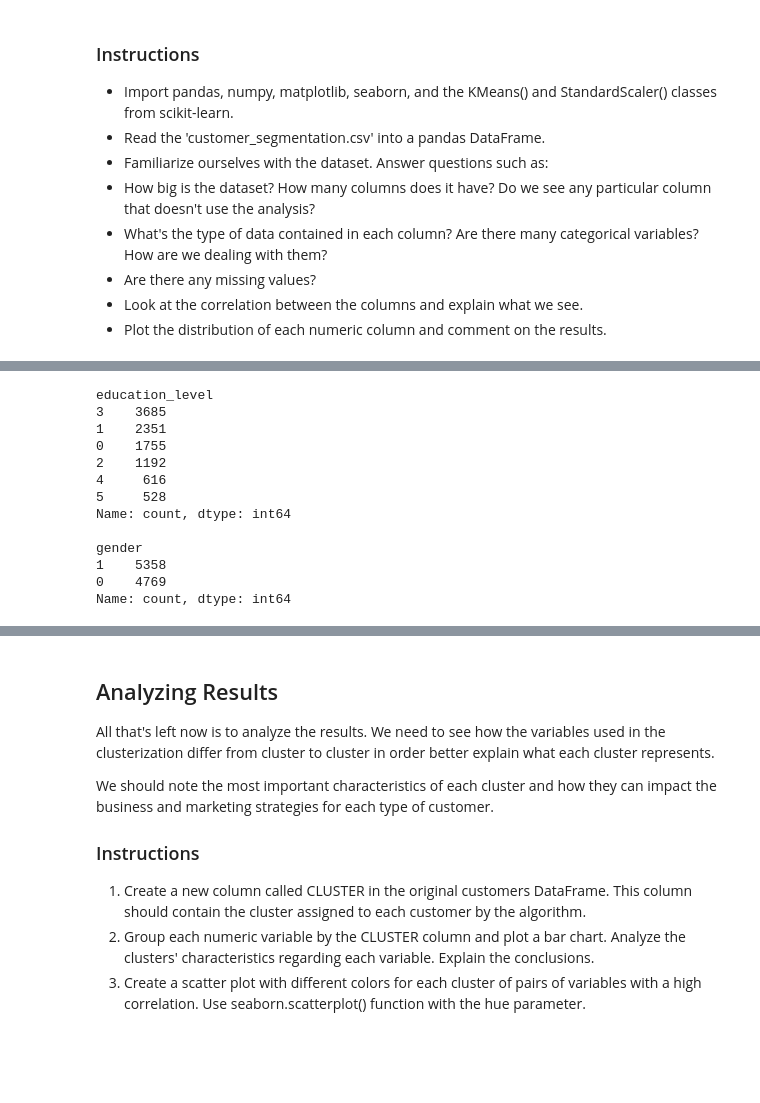
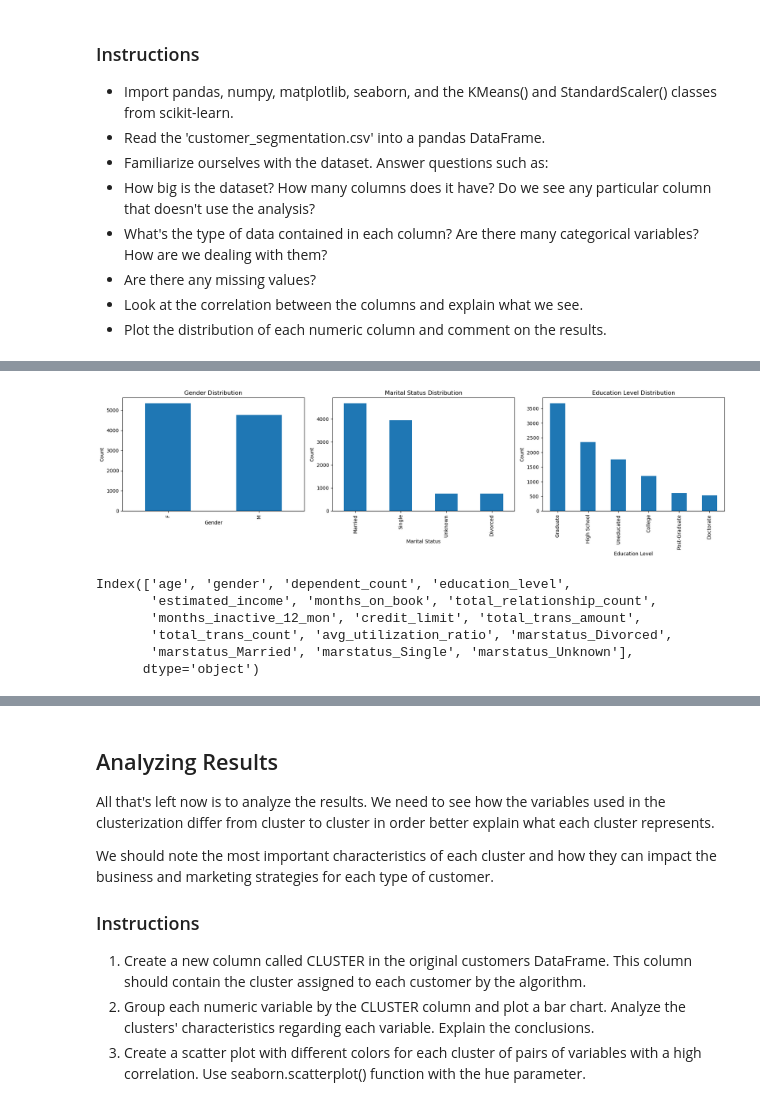
Before and after one commit to hebbd5/K-Means, a Jupyter notebook: 5. Guided Project - Credit Card Customer Segmentation.ipynb, the cells around one changed output, grey strips where cells are left out. Drawn from its saved outputs; the diff is of its cells as text; code cells hidden in the pictures; blank space fills up the shorter version.

```diff
--- a/5. Guided Project - Credit Card Customer Segmentation.ipynb
+++ b/5. Guided Project - Credit Card Customer Segmentation.ipynb
@@ -87,40 +94,58 @@ But before we do the modifications, it's important to create a copy of the origi
+# %%
+# Create a 1 row, 3 column grid
+fig, axes = plt.subplots(1, 3, figsize=(18, 5))
+
+# Plot the Gender Distribution
+df["gender"].value_counts().plot(kind='bar', ax=axes[0])
+axes[0].set_title('Gender Distribution')
+axes[0].set_xlabel('Gender')
+axes[0].set_ylabel('Count')
+
+# Plot the Marital Status Distribution
+df["marital_status"].value_counts().plot(kind='bar', ax=axes[1])
+axes[1].set_title('Marital Status Distribution')
+axes[1].set_xlabel('Marital Status')
+axes[1].set_ylabel('Count')
+
+# Plot the Education Level Distribution
+df["education_level"].value_counts().plot(kind='bar', ax=axes[2])
+axes[2].set_title('Education Level Distribution')
+axes[2].set_xlabel('Education Level')
+axes[2].set_ylabel('Count')
+
+# Adjust layout
+plt.tight_layout()
+plt.show()
+# %% [output]
+[figure, added]
 # %%
-df_mod = df.copy()
+df_mod = df.copy().drop(columns = ["customer_id"])
 
-## Education Level
+## Value maps for gender and education_level columns
+gender_map = {"M": 0, "F": 1}
+
 education_map = {
     "Uneducated": 0,
     "High School": 1,
     "College": 2,
     "Graduate": 3,
     "Post-Graduate": 4,
-    "Doctorate": 5
-}
+    "Doctorate": 5}
 
+## Apply mapping for gender and education_level columns
+df_mod["gender"] = df_mod["gender"].map(gender_map)
 df_mod["education_level"] = df_mod["education_level"].map(education_map)
 
-## Gender
-gender_map = {
-    "M": 0,
-    "F": 1
-}
+## Apply one-hot encoding for marital_status column
+mar_status_dummies = pd.get_dummies(df_mod["marital_status"], prefix = 'marstatus')
+df_mod = df_mod.drop(columns = ["marital_status"])
+df_mod = df_mod.join(mar_status_dummies)
 
-df_mod["gender"] = df_mod["gender"].map(gender_map)
-
-
-print(df_mod["education_level"].value_counts(), "\n")
-print(df_mod["gender"].value_counts())
+df_mod.columns
 # %% [output]
-education_level
-3    3685
-1    2351
-0    1755
-2    1192
-4     616
-5     528
-Name: count, dtype: int64
-
-gender
-1    5358
-0    4769
-Name: count, dtype: int64
+Index(['age', 'gender', 'dependent_count', 'education_level',
+       'estimated_income', 'months_on_book', 'total_relationship_count',
+       'months_inactive_12_mon', 'credit_limit', 'total_trans_amount',
+       'total_trans_count', 'avg_utilization_ratio', 'marstatus_Divorced',
+       'marstatus_Married', 'marstatus_Single', 'marstatus_Unknown'],
+      dtype='object')
```
Also changed, not shown: parts of 30 cells of this notebook, 1 other file.
